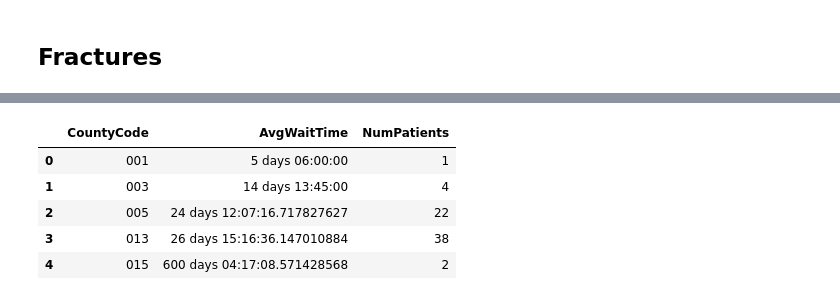
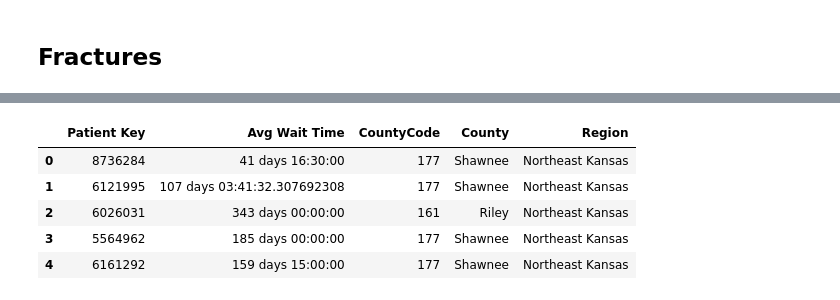
Before and after one commit to Takeshi-Chang/nu-datafest-2026, a Jupyter notebook: Cleaning_Hannah.ipynb, the cells around one changed output, grey strips where cells are left out. Saved outputs shown, nothing was run; the diff lists cells and outputs as text; code cells hidden in the pictures.

```diff
--- a/Cleaning_Hannah.ipynb
+++ b/Cleaning_Hannah.ipynb
@@ -287,4 +418,4 @@ lower_fence = q1 - 1.5 * IQR
 outlier_bool = (fractures_wt["Avg Wait Time"] > upper_fence) | (fractures_wt["Avg Wait Time"] < lower_fence)
 outliers_fractures = fractures_wt.loc[outlier_bool]
 
-fractures_wt_clean = fractures_wt[~fractures_wt["Patient Key"].isin(outliers_cancer["Patient Key"])]
+fractures_wt_clean = fractures_wt[~fractures_wt["Patient Key"].isin(outliers_fractures["Patient Key"])]
@@ -291,15 +431,14 @@ fractures_wt_clean = fractures_wt[~fractures_wt["Patient Key"].isin(outliers_can
 # %%
 fractures_county_df = pd.merge(fractures_wt_clean, patients_geo[["DurableKey", "CountyCode"]], left_on = 'Patient Key', right_on = 'DurableKey', how = 'inner')
 fractures_county_df = fractures_county_df[["Patient Key", "Avg Wait Time", "CountyCode"]]
 
 
-fractures_county_wt = (fractures_county_df.groupby("CountyCode").agg(AvgWaitTime = ("Avg Wait Time", "mean"), NumPatients=("Patient Key", "nunique"))
-      .reset_index())
-fractures_county_wt.head()
+fractures_county_region = pd.merge(fractures_county_df, region_df, on = "CountyCode")
+fractures_county_region.head()
 # %% [output]
-|  | CountyCode | AvgWaitTime | NumPatients |
-| 0 | 001 | 5 days 06:00:00 | 1 |
-| 1 | 003 | 14 days 13:45:00 | 4 |
-| 2 | 005 | 24 days 12:07:16.717827627 | 22 |
-| 3 | 013 | 26 days 15:16:36.147010884 | 38 |
-| 4 | 015 | 600 days 04:17:08.571428568 | 2 |
+|  | Patient Key | Avg Wait Time | CountyCode | County | Region |
+| 0 | 8736284 | 41 days 16:30:00 | 177 | Shawnee | Northeast Kansas |
+| 1 | 6121995 | 107 days 03:41:32.307692308 | 177 | Shawnee | Northeast Kansas |
+| 2 | 6026031 | 343 days 00:00:00 | 161 | Riley | Northeast Kansas |
+| 3 | 5564962 | 185 days 00:00:00 | 177 | Shawnee | Northeast Kansas |
+| 4 | 6161292 | 159 days 15:00:00 | 177 | Shawnee | Northeast Kansas |
```
Also changed, not shown: parts of 25 cells of this notebook.
